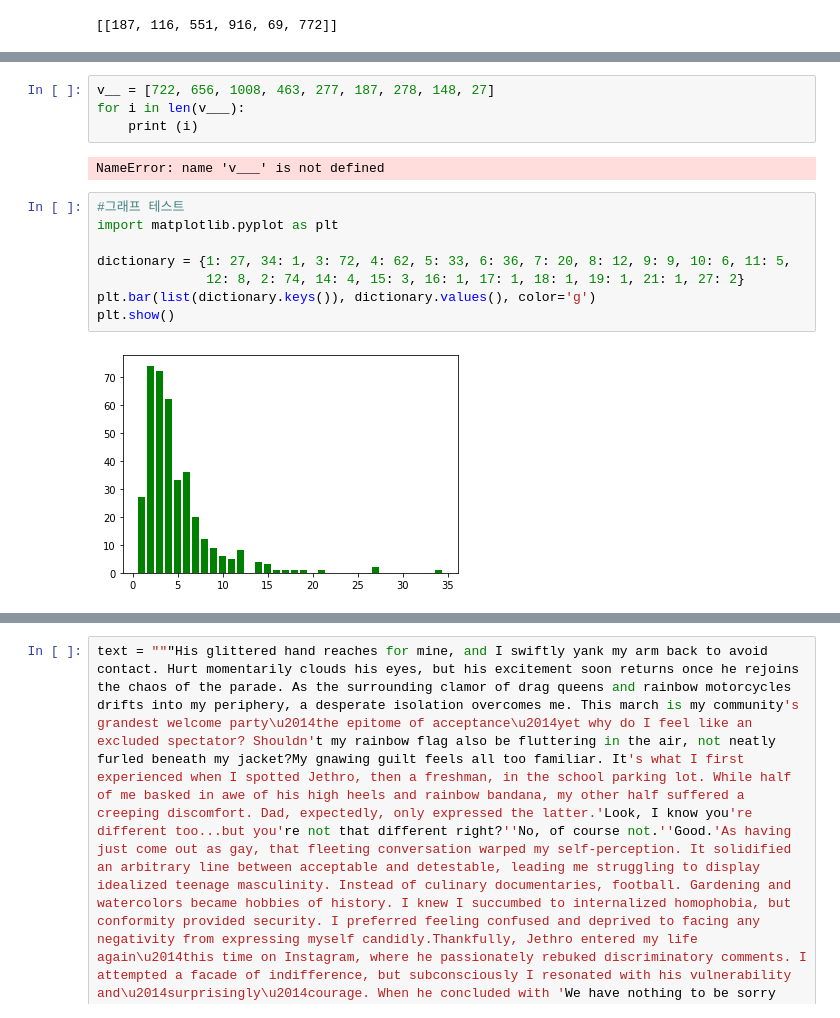
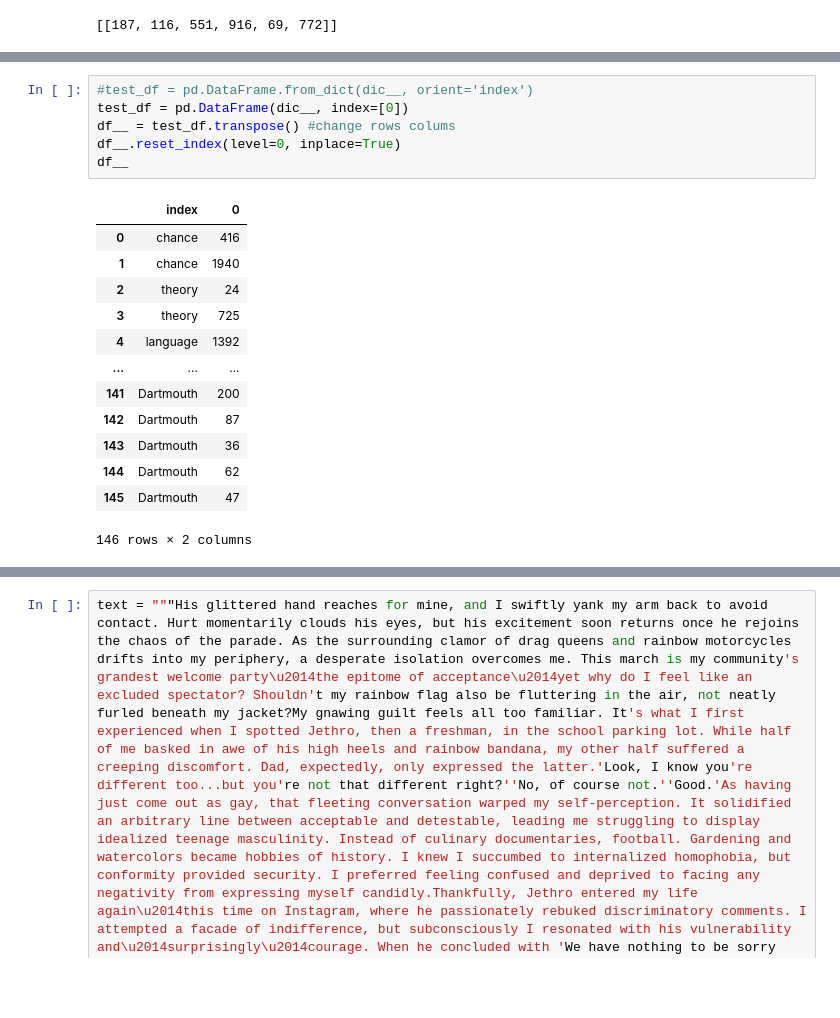
Before and after one commit to kwangilkimkenny/Story_Analysis, a Jupyter notebook: plot_analysis.ipynb, the cells around one changed output, grey strips where cells are left out. Saved outputs shown, nothing was run; the diff lists cells and outputs as text; blank space fills up the shorter version.

```diff
--- a/plot_analysis.ipynb
+++ b/plot_analysis.ipynb
@@ -886,16 +842,20 @@ TypeError: groupby() got an unexpected keyword argument 'dropna'
-# %%
-v__ = [722, 656, 1008, 463, 277, 187, 278, 148, 27]
-for i in len(v___):
-    print (i)
-# %% [output]
-NameError: name 'v___' is not defined
-# %%
-#그래프 테스트
-import matplotlib.pyplot as plt
-
-dictionary = {1: 27, 34: 1, 3: 72, 4: 62, 5: 33, 6: 36, 7: 20, 8: 12, 9: 9, 10: 6, 11: 5,
-              12: 8, 2: 74, 14: 4, 15: 3, 16: 1, 17: 1, 18: 1, 19: 1, 21: 1, 27: 2}
-plt.bar(list(dictionary.keys()), dictionary.values(), color='g')
-plt.show()
-# %% [output]
-[figure, removed]
+# %%
+#test_df = pd.DataFrame.from_dict(dic__, orient='index')
+test_df = pd.DataFrame(dic__, index=[0])
+df__ = test_df.transpose() #change rows colums
+df__.reset_index(level=0, inplace=True)
+df__
+# %% [output]
+|  | index | 0 |
+| 0 | chance | 416 |
+| 1 | chance | 1940 |
+| 2 | theory | 24 |
+| 3 | theory | 725 |
+| 4 | language | 1392 |
+| ... | ... | ... |
+| 141 | Dartmouth | 200 |
+| 142 | Dartmouth | 87 |
+| 143 | Dartmouth | 36 |
+| 144 | Dartmouth | 62 |
+| 145 | Dartmouth | 47 |
+146 rows × 2 columns
```
Also changed, not shown: parts of 26 cells of this notebook.
